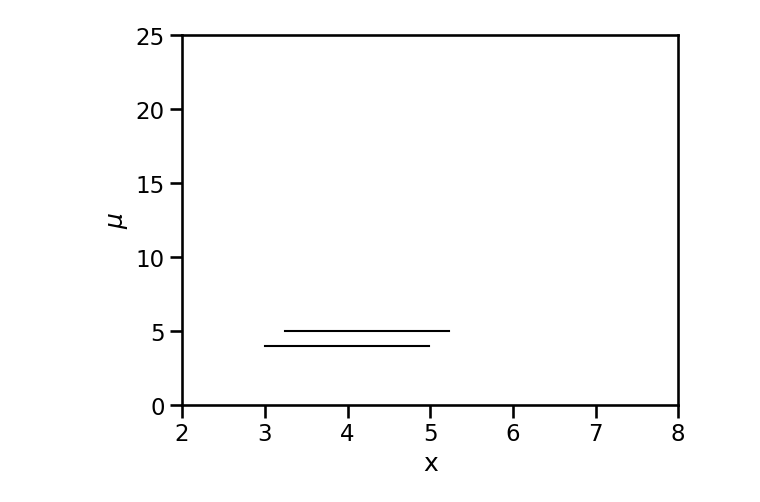
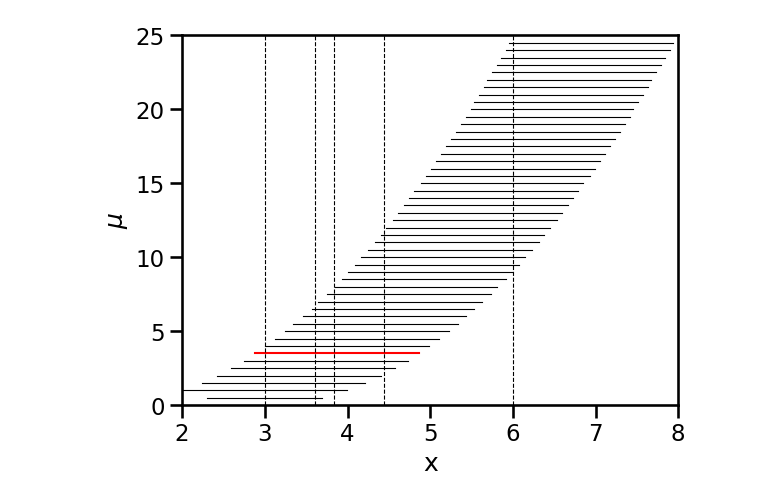
Before and after one commit to unmovingcastle/log, a Jupyter notebook: pueo_log/slides/Feld/belt.ipynb, the cells around one changed output. Saved outputs shown, nothing was run; the diff lists cells and outputs as text; code cells hidden in the pictures.

```diff
--- a/pueo_log/slides/Feld/belt.ipynb
+++ b/pueo_log/slides/Feld/belt.ipynb
@@ -15,42 +15,39 @@ fig, ax = plt.subplots(1)
 
 # ax.plot(x,y_lower)
 # ax.plot(x,y_upper)
 
 # Draw discrete horizontal lines closely spaced across the region
 y_values = np.arange(0, 25, 0.5 )
 # Define the y-value where the red line will appear
-red_line_y = 4
-red_line_y2 = 5
+red_line_y = 3.5
 
 for y in y_values:
     # Find the corresponding x values where y is between y_lower and y_upper
     valid_indices = np.where((y >= y_lower) & (y <= y_upper))
 
     # Plot red line at the specific y-value, black lines otherwise
     if np.isclose(y, red_line_y):
-        ax.plot(x[valid_indices], np.full_like(x[valid_indices], y), color='black', lw=1.5)
-    if np.isclose(y, red_line_y2):
-        ax.plot(x[valid_indices], np.full_like(x[valid_indices], y), color='black', lw=1.5)
-    # else:
-    #     ax.plot(x[valid_indices], np.full_like(x[valid_indices], y), color='black', lw=0.8)
+        ax.plot(x[valid_indices], np.full_like(x[valid_indices], y), color='red', lw=1.5)
+    else:
+        ax.plot(x[valid_indices], np.full_like(x[valid_indices], y), color='black', lw=0.8)
 
 
 # Add multiple vertical lines using plt.vlines
-# np.random.seed(1)
-# vline_x_values = np.random.uniform(3,5, size=4)
-# plt.vlines(vline_x_values, ymin=0, ymax=25, colors='black', linestyles='--', lw=0.8)
-# plt.vlines(6, ymin=0, ymax=25, colors='black', linestyles='--', lw=0.8)
+np.random.seed(1)
+vline_x_values = np.random.uniform(3,5, size=4)
+plt.vlines(vline_x_values, ymin=0, ymax=25, colors='black', linestyles='--', lw=0.8)
+plt.vlines(6, ymin=0, ymax=25, colors='black', linestyles='--', lw=0.8)
 
 
 # # Set the x and y axis limits
 ax.set_xlim([2, 8])
 ax.set_ylim([0, 25])
 
 # Add labels
 ax.set_xlabel('x')
 ax.set_ylabel(r'$\mu$')
 
 # Customize the ticks and grid
 ax.grid(False)
 # %% [output]
-[figure, old version]
+[figure, new version]
```
Also changed, not shown: parts of 1 cell of this notebook, 3 other files.
